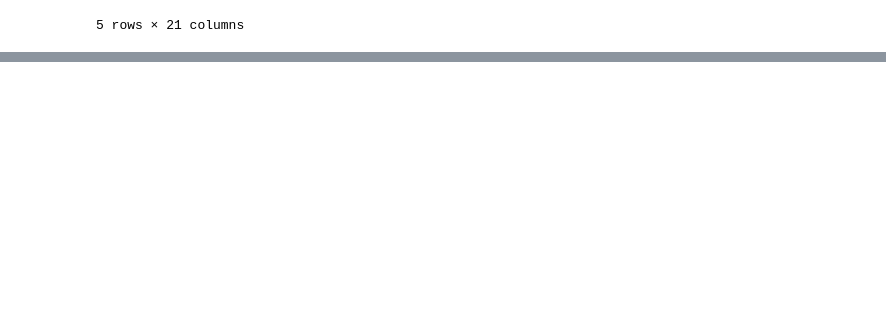
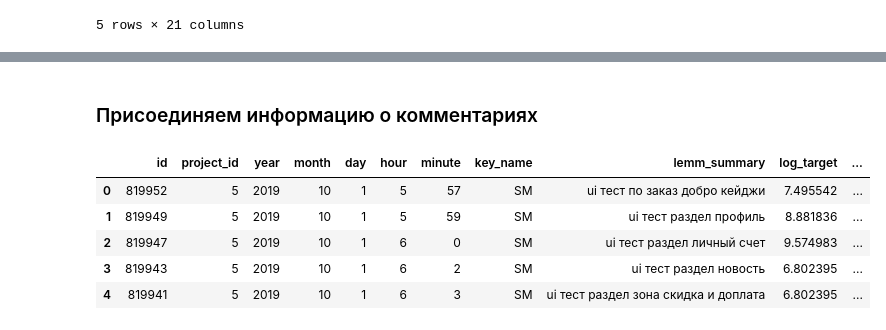
Before and after one commit to TayJen/hackathon_algu2022, a Jupyter notebook: H_ALGU_2022_Research.ipynb, the cells around one changed output, grey strips where cells are left out. Cells and saved outputs as stored; diff of their text form; code cells hidden in the pictures; blank space fills up the shorter version.

```diff
--- a/H_ALGU_2022_Research.ipynb
+++ b/H_ALGU_2022_Research.ipynb
@@ -1164,3 +1167,14 @@ dtypes: float64(1), int64(15), object(5)
 memory usage: 1.6+ MB
 # %%
 df.drop(['assignee_id', 'id_y'], axis=1, inplace=True)
+# %% [markdown]
+### Присоединяем информацию о комментариях
+# %%
+df.head()
+# %% [output]
+|  | id | project_id | year | month | day | hour | minute | key_name | lemm_summary | log_target | ... |
+| 0 | 819952 | 5 | 2019 | 10 | 1 | 5 | 57 | SM | ui тест по заказ добро кейджи | 7.495542 | ... |
+| 1 | 819949 | 5 | 2019 | 10 | 1 | 5 | 59 | SM | ui тест раздел профиль | 8.881836 | ... |
+| 2 | 819947 | 5 | 2019 | 10 | 1 | 6 | 0 | SM | ui тест раздел личный счет | 9.574983 | ... |
+| 3 | 819943 | 5 | 2019 | 10 | 1 | 6 | 2 | SM | ui тест раздел новость | 6.802395 | ... |
+| 4 | 819941 | 5 | 2019 | 10 | 1 | 6 | 3 | SM | ui тест раздел зона скидка и доплата | 6.802395 | ... |
```
Also changed, not shown: parts of 11 cells of this notebook.
